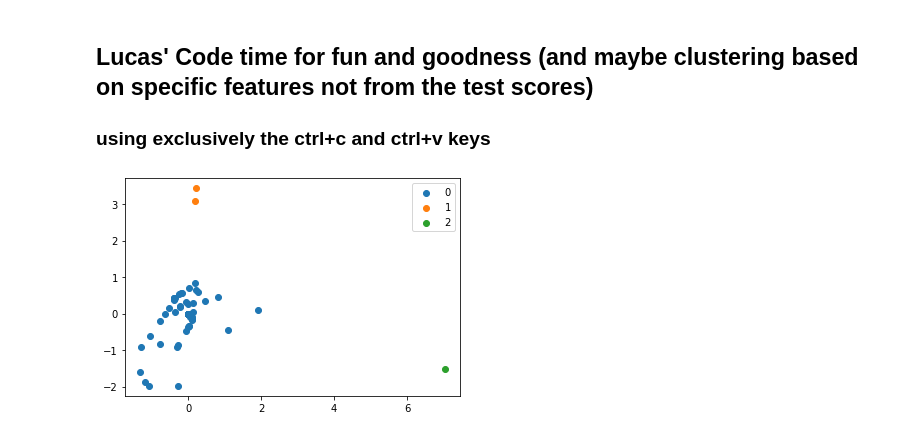
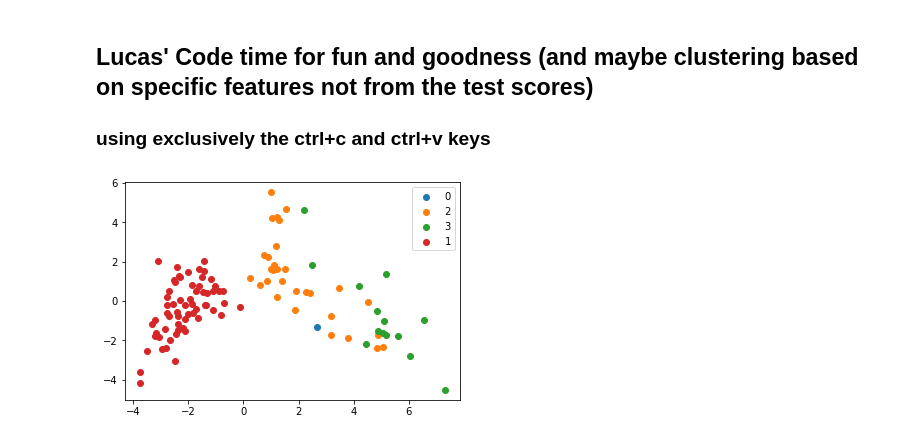
Before and after one commit to PeaceDucko/flora-lighthouse, a Jupyter notebook: main.ipynb, the cells around one changed output. Cells and saved outputs as stored; diff of their text form; code cells hidden in the pictures.

Commit message:
added user's own cluster

```diff
--- a/main.ipynb
+++ b/main.ipynb
@@ -176,40 +176,40 @@ def load_process_features_study_f(BasePath_f, f):
 
 
 def load_process_features_study_3(c_file):
-  features = {}
-  cleaned = []
-  with open(BasePath_3 + c_file, newline='', encoding='utf8') as csvfile:
+    features = {}
+    cleaned = []
+    with open(BasePath_3 + c_file, newline='', encoding='utf8') as csvfile:
       spamreader = csv.reader(csvfile, delimiter=' ', quotechar='|')
       for row in spamreader:
           real = (', '.join(row))
           if real.count(",") == 9:
               cleaned.append(np.array(real.split(",")))
-  cleaned = np.array(cleaned)
-  data = pd.DataFrame(cleaned, columns = ["logid", "actionid", "patternid", "date", "time",	"log_label", "action_label", "pattern_label", "pattern_span", "log_value"])
+    cleaned = np.array(cleaned)
+    data = pd.DataFrame(cleaned, columns = ["logid", "actionid", "patternid", "date", "time",	"log_label", "action_label", "pattern_label", "pattern_span", "log_value"])
 
-  features["Username"] = c_file.split(",")[0]
-  # creating the time spent column
+    features["Username"] = c_file.split(",")[0]
+    # creating the time spent column
 
-  time = list(data["time"])
-  time.insert(0, time[0])
-  time_spent = []
-  FMT = ' %H:%M:%S'
-  for i in range(1,len(time)):
+    time = list(data["time"])
+    time.insert(0, time[0])
+    time_spent = []
+    FMT = ' %H:%M:%S'
+    for i in range(1,len(time)):
       tdelta = datetime.strptime(time[i], FMT) - datetime.strptime(time[i-1], FMT)
       time_spent.append(tdelta.total_seconds())
 
-  data["Process_Time_Spent"] = time_spent
-  proc_labels = np.unique(np.array(data["pattern_label"]))
+    data["Process_Time_Spent"] = time_spent
+    proc_labels = np.unique(np.array(data["pattern_label"]))
 
 
-  max_time = data["Process_Time_Spent"].sum()
+    max_time = data["Process_Time_Spent"].sum()
 
-  proc_labels= list(filter(None, proc_labels))
+    proc_labels= list(filter(None, proc_labels))
 
-  # unsure if we want to keep no pattern because they did do something here
-  # proc_labels.remove("NO_PATTERN")
+    # unsure if we want to keep no pattern because they did do something here
+    # proc_labels.remove("NO_PATTERN")
 
-  for proc in proc_labels:
+    for proc in proc_labels:
       proc_rows = data[data["pattern_label"] == proc]
 
       # feature #1 total time spent on processes
@@ -224,24 +224,32 @@ def load_process_features_study_3(c_file):
       # feature #4 percentage of time spent on a process
       features[("Percent_time_"+proc)] = [proc_rows["Process_Time_Spent"].sum()/max_time]
 
-  # return the features as a df
-  return pd.DataFrame.from_dict(features)
+    # return the features as a df
+    return pd.DataFrame.from_dict(features)
 
-def cluster(df):
-  # removing the username from the data if its there and also reducing to the features
-  # that were requested by the user (boolean map)
-  df = fix(df)
+def cluster(df, user_making_request):
 
-  # df = df.loc[:, features]
-  # creating labels for the users
+    #   finding the index of the user who needs to be isolated
+    user_index = df.index[df['Username'] == user_making_request].tolist()
+    df.reset_index(inplace = True)
 
-  # clustering = DBSCAN(eps=7, min_samples=4).fit(X)
-  # return clustering.labels_
+    # removing the username from the data if its there and also reducing to the features
+    # that were requested by the user (boolean map)
+    df = fix(df)
 
-  kmeans = KMeans(n_clusters= 3)
-  clustering = kmeans.fit_predict(df)
+    # df = df.loc[:, features]
+    # creating labels for the users
 
-  return clustering
+    # clustering = DBSCAN(eps=7, min_samples=4).fit(X)
+    # return clustering.labels_
+
+    kmeans = KMeans(n_clusters= 3)
+    clustering = kmeans.fit_predict(df)
+
+#     setting the user's cluster to be 0 on their own
+    clustering = clustering + 1
+    clustering[user_index] = 0
+    return clustering
 
 def create_X(user_df, labels):
 
@@ -340,14 +348,11 @@ def reduce_df(user_df, features_chosen):
   reduced = user_df.loc[:, remaining.astype(bool)]
   return reduced
 
-def users_features(reduced_df):
+def users_features(reduced_df, user_making_request):
     # Here i define the user making the request
     normalized_df = reduced_df.fillna(0)
     normalized_df=(reduced_df.drop(columns = ['Username'])-reduced_df.drop(columns = ['Username']).mean())/reduced_df.drop(columns = ['Username']).std()
     normalized_df['Username'] = reduced_df["Username"]
-
-#     here you choose the username but this should be an api thing
-    user_making_request = list(normalized_df['Username'])[46]
 
     differences = []
 
@@ -381,34 +386,37 @@ BasePath_f = r"data/Future/Process label/"
 files_f = os.listdir(BasePath_f)
 for f in files_f:
   users.append(load_process_features_study_f(BasePath_f, f))
 
 for c_file in combined_files:
   users.append(load_process_features_study_3(c_file))
 
 user_df = pd.concat(users)
 
 # print(list(user_df.columns))
 
 user_df['Username'] = user_df['Username'].str.replace('.combined.csv','')
 
 # here i set all features to be chosen for clustering in future this should be chosen by user
 features_chosen = pd.read_csv(r"data/label_names.csv")
 features_chosen = list(features_chosen["Pattern No."])
 
-features_chosen = features_chosen[5:7]
+features_chosen = features_chosen[1:35]
 
 reduced_df = reduce_df(user_df, features_chosen)
 
-labels = cluster(reduced_df)
+# here you choose the username but this should be an api thing
+user_making_request = list(reduced_df['Username'])[46]
+
+labels = cluster(reduced_df, user_making_request)
 X = create_X(reduced_df, labels)
 plot(X)
 
-user_diff_df = users_features(reduced_df)
+user_diff_df = users_features(reduced_df, user_making_request)
 
 # here i make a list where the index is the class and the contents is a list of what each class is distinctive at
 important_features_lst = important_features(reduced_df, labels)
 
 # making a dictionary that explains each pattern label
 features_explained = explain(important_features_lst)
 # %% [output]
-[figure, old version]
+[figure, new version]
```
Also changed, not shown: parts of 3 cells of this notebook.
